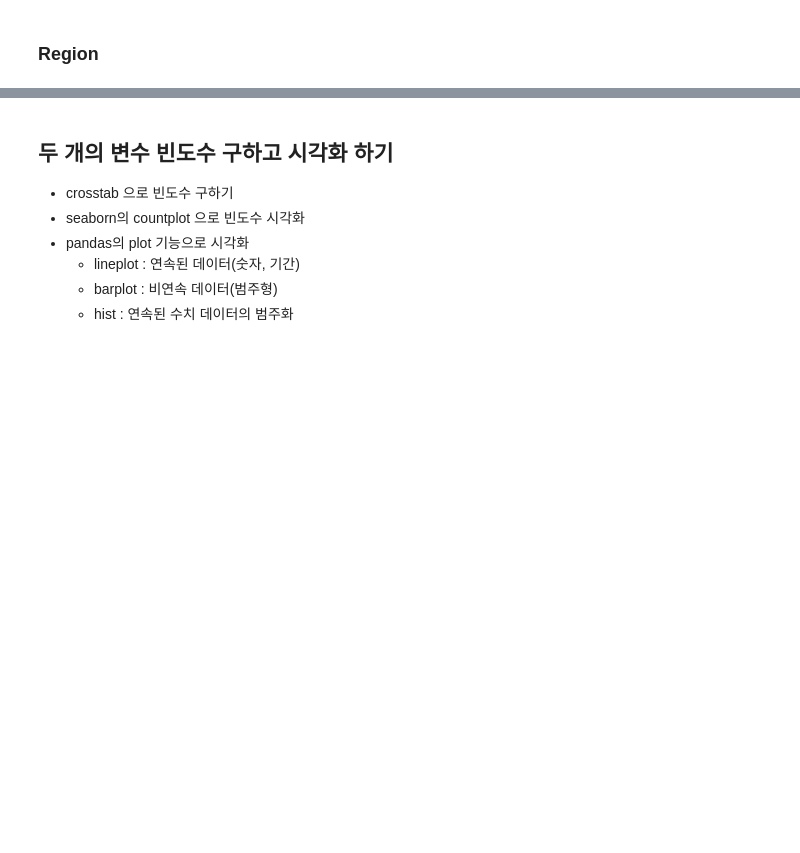
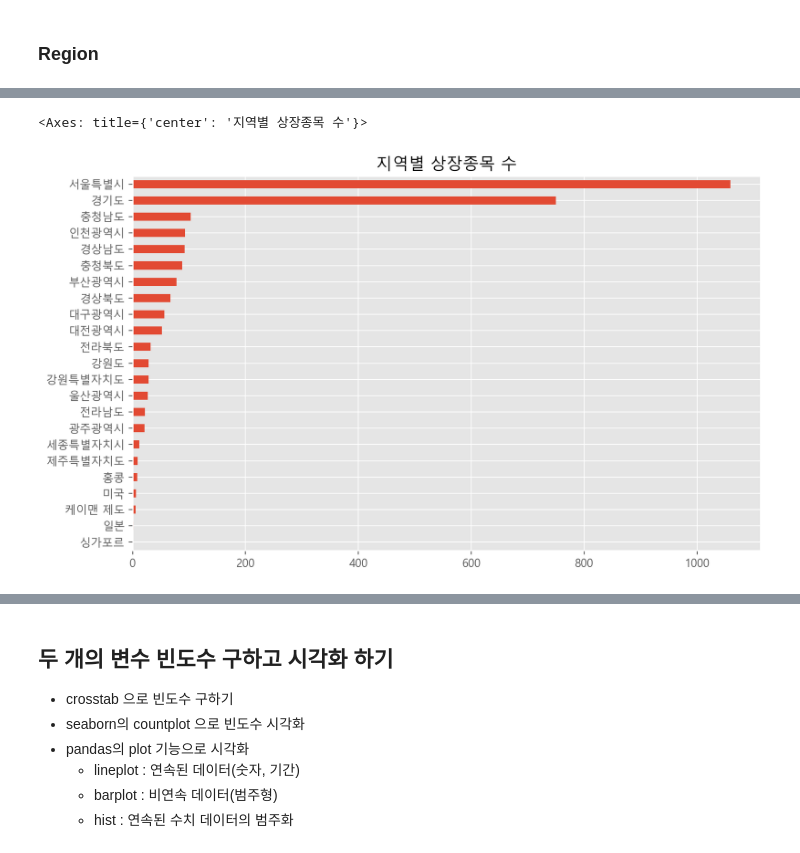
Before and after one commit to jamjamzo/finance-data-analysis, a Jupyter notebook: 2.2. KRX 전체 종목분석-input.ipynb, the cells around one changed output, grey strips where cells are left out. Cells and saved outputs as stored; diff of their text form; code cells hidden in the pictures; blank space fills up the shorter version.

```diff
--- a/2.2. KRX 전체 종목분석-input.ipynb
+++ b/2.2. KRX 전체 종목분석-input.ipynb
@@ -599 +664,7 @@ print(plt.colormaps())
+# %%
+# df["Region"]
+df['Region'].value_counts().sort_values().plot.barh(figsize = (10,6), title="지역별 상장종목 수")
+# %% [output]
+<Axes: title={'center': '지역별 상장종목 수'}>
+[figure, added]
 # %%
```
Also changed, not shown: parts of 44 cells of this notebook, 1 other file.
